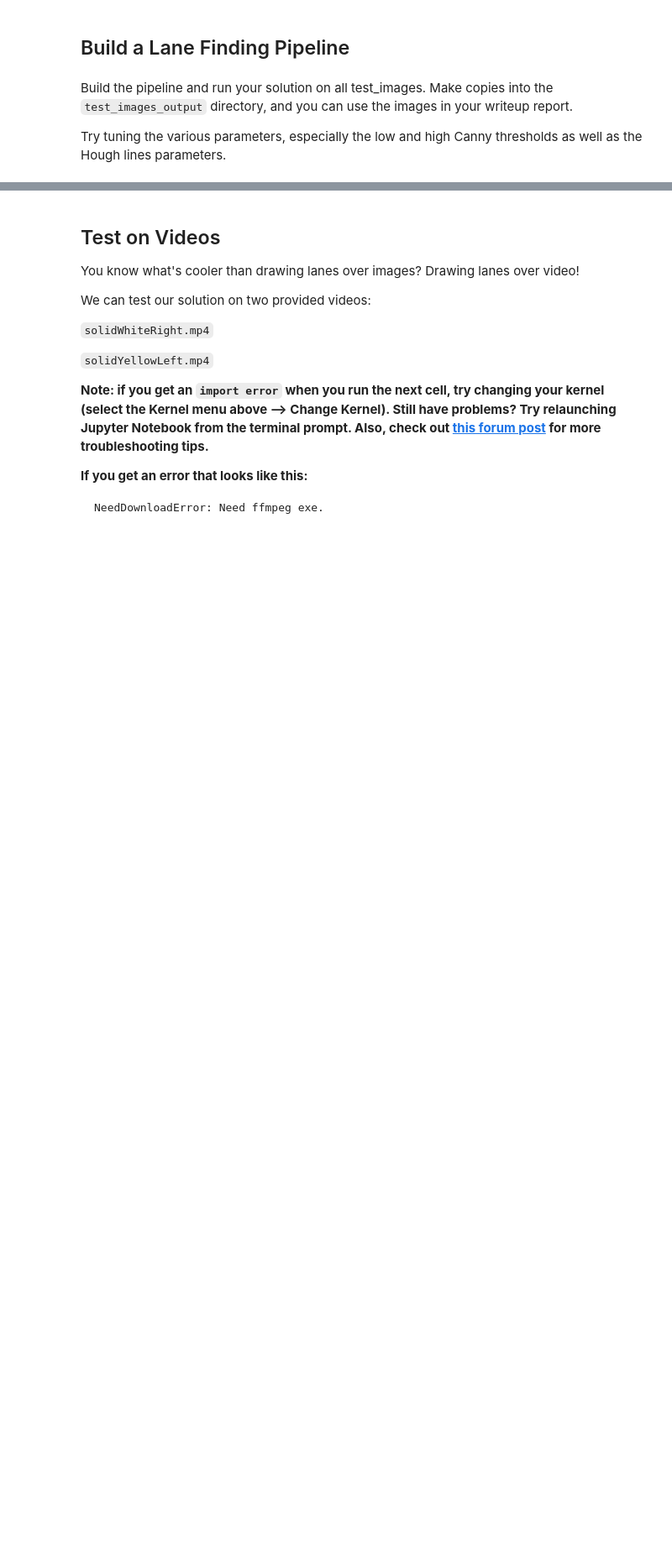
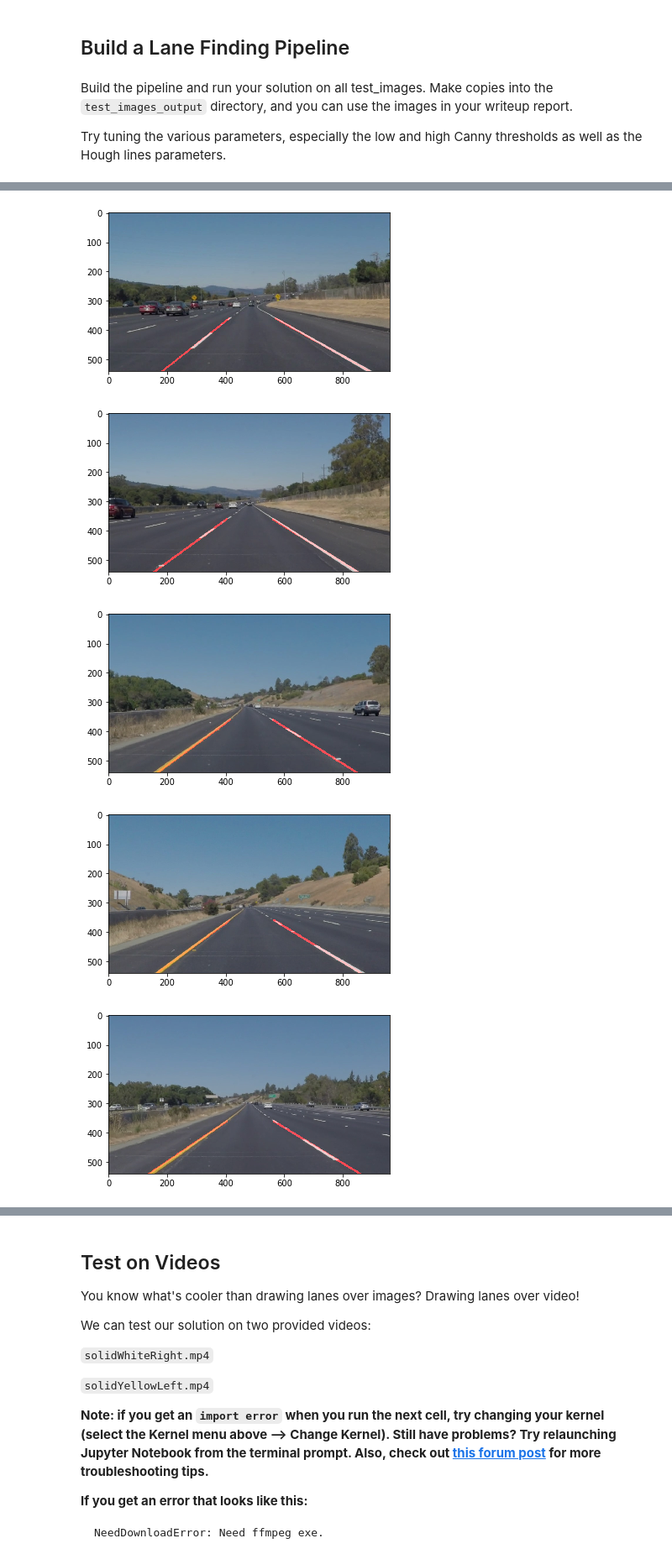
Before and after one commit to MarilynFranklin/detect-lanelines, a Jupyter notebook: P1.ipynb, the cells around one changed output, grey strips where cells are left out. Shown: that part at 84% size. Cells and saved outputs as stored; diff of their text form; code cells hidden in the pictures; blank space fills up the shorter version.

Commit message:
Improve Pipeline

```diff
--- a/P1.ipynb
+++ b/P1.ipynb
@@ -348,0 +244,50 @@ for test_image in test_images:
+# %%
+# TODO: Build your pipeline that will draw lane lines on the test_images
+# then save them to the test_images directory.
+
+test_images = os.listdir("test_images/")
+
+
+def find_lanes(image):
+    gray = grayscale(image)
+    blur_gray = gaussian_blur(gray, 5)
+    #plt.figure()
+    #plt.imshow(gray)
+
+    edges = canny(blur_gray, 50, 150)
+
+    imshape = image.shape
+    third = int(imshape[0] * .66)
+    half = int(imshape[1] * .50)
+    vertices = np.array([[(0,imshape[0]),(half - 130, third), (half + 130, third), (imshape[1],imshape[0])]], dtype=np.int32)
+    rho = 3           # distance resolution in pixels of the Hough grid
+    theta = np.pi/180 # angular resolution in radians of the Hough grid
+    threshold = 15    # minimum number of votes (intersections in Hough grid cell)
+    min_line_len =  5 # minimum number of pixels making up a line
+    max_line_gap = 25 # maximum gap in pixels between connectable line segments
+
+    masked_edges = region_of_interest(edges, vertices)
+    # plt.figure()
+    # plt.imshow(masked_edges)
+    with_lines = hough_lines(masked_edges, rho, theta, threshold, min_line_len, max_line_gap)
+
+    # draw region of interest
+    # cv2.polylines(with_lines, vertices, True, [0, 255, 0], thickness=3)
+
+    image_with_lanes = weighted_img(with_lines, image)
+
+    return image_with_lanes
+
+for test_image in test_images:
+    name = "test_images/{test_image!s}".format(**locals())
+    new_name = "test_images_output/{test_image!s}".format(**locals())
+    image = find_lanes(mpimg.imread(name))
+    mpimg.imsave(new_name, image)
+    plt.figure()
+    plt.imshow(image)
+# %% [output]
+[figure, added]
+[figure, added]
+[figure, added]
+[figure, added]
+[figure, added]
```
Also changed, not shown: parts of 6 cells of this notebook, 9 other files.
